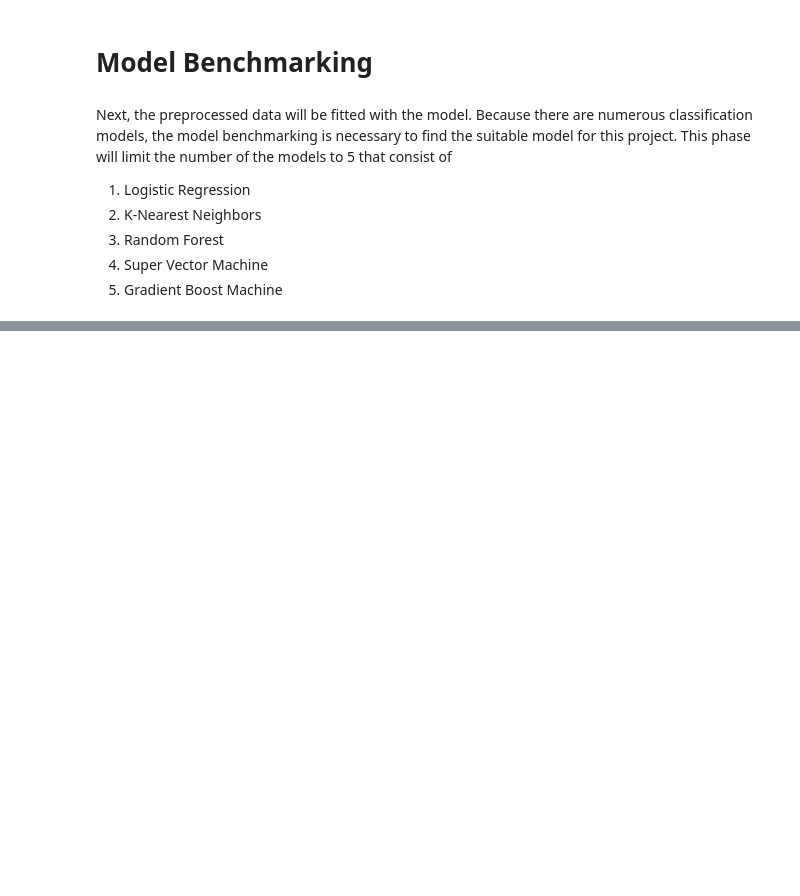
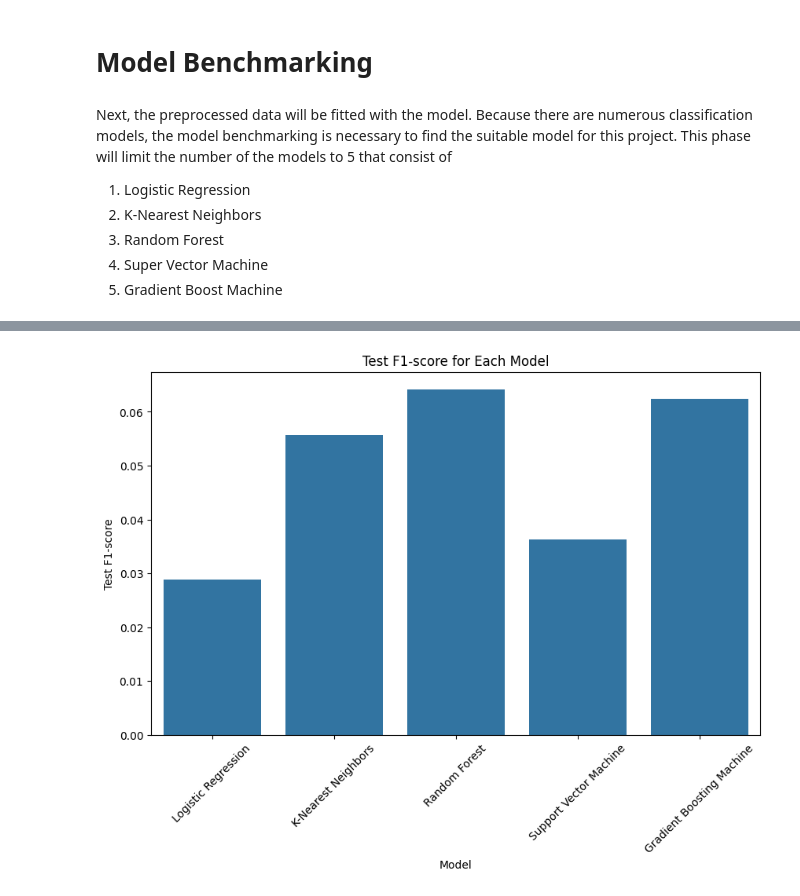
Before and after one commit to jasonmiracleg/Path-Finder, a Jupyter notebook: Jason.ipynb, the cells around one changed output, grey strips where cells are left out. Cells and saved outputs as stored; diff of their text form; code cells hidden in the pictures; blank space fills up the shorter version.

Commit message:
Model Benchmarking - Mentoring Progress

```diff
--- a/Jason.ipynb
+++ b/Jason.ipynb
@@ -356,3 +356,11 @@ plt.grid(True)
 plt.show()
 # %% [output]
 [figure]
+# %%
+# Initialize LDA
+pca = PCA(n_components=3)
+
+# Fit and transform the data
+principalComponents = pca.fit_transform(X_scaled)
+pca_df = pd.DataFrame(data=principalComponents, columns=['PC1', 'PC2', 'PC3'])
+pca_df.head()
@@ -367,0 +391,11 @@ Next, the preprocessed data will be fitted with the model. Because there are num
+# %%
+X_train, X_test, y_train, y_test = train_test_split(pca_df, y, test_size=0.2, random_state=42)
+# %%
+# Initialize the Model
+models = {
+    'Logistic Regression': LogisticRegression(),
+    'K-Nearest Neighbors': KNeighborsClassifier(),
+    'Random Forest': RandomForestClassifier(),
+    'Support Vector Machine': SVC(),
+    'Gradient Boosting Machine': GradientBoostingClassifier()
+}
@@ -367,0 +441,56 @@ Next, the preprocessed data will be fitted with the model. Because there are num
+# %%
+# Create empty lists to store results
+results = []
+
+# Loop through each model
+for model_name, model in models.items():
+    print(f"--- {model_name} ---")
+
+    # Train the model
+    model.fit(X_train, y_train)
+
+    # Predictions on test set
+    y_pred = model.predict(X_test)
+
+    # Classification report for test set
+    report = classification_report(y_test, y_pred, output_dict=True)
+
+    # Calculate average F1-score for test set
+    f1_test = f1_score(y_test, y_pred, average='weighted')
+
+    # Cross-validation F1-score
+    cv_f1_scores = cross_val_score(model, X, y, cv=5, scoring='f1_weighted')
+    mean_cv_f1 = cv_f1_scores.mean()
+
+    # Accuracy
+    accuracy = accuracy_score(y_test, y_pred)
+
+    # Print classification report for readability
+    print(f"Classification Report:\n{classification_report(y_test, y_pred)}")
+    print(f"Cross-Validation F1-score: {mean_cv_f1:.4f}")
+    print("-" * 50)
+
+    # Store results in a list for summary
+    results.append({
+        "Model": model_name,
+        "Test F1-score": f1_test,
+        "Cross-Validation F1-score": mean_cv_f1,
+    })
+
+# Convert results to a DataFrame
+results_df = pd.DataFrame(results)
+
+# Print summary table
+print("\n--- Summary of Metrics ---")
+print(results_df)
+
+# Optional: Visualize results
+import seaborn as sns
+import matplotlib.pyplot as plt
+
+plt.figure(figsize=(10, 6))
+sns.barplot(x="Model", y="Test F1-score", data=results_df)
+plt.title("Test F1-score for Each Model")
+plt.xticks(rotation=45)
+plt.show()
+# %% [output]
@@ -367,0 +514 @@ Next, the preprocessed data will be fitted with the model. Because there are num
+[figure, added]
```
Also changed, not shown: parts of 4 cells of this notebook.
